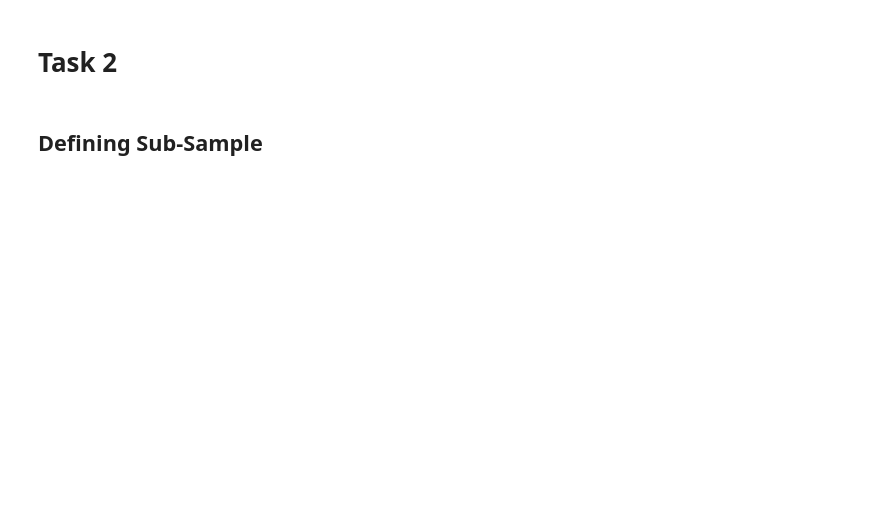
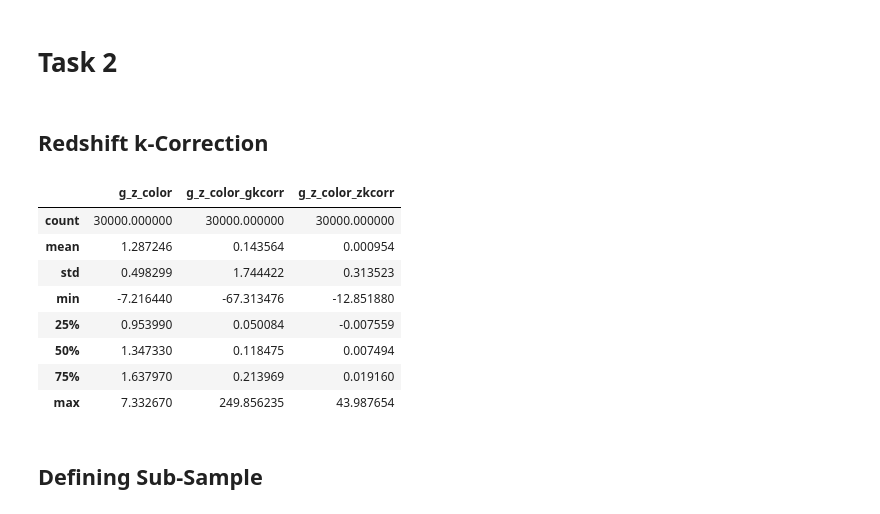
Before and after one commit to NicoGalvarino/AGN_Tutorials_Git, a Jupyter notebook: AGN_Final_Project/class_emission_galaxies.ipynb, the cells around one changed output. Cells and saved outputs as stored; diff of their text form; code cells hidden in the pictures; blank space fills up the shorter version.

```diff
--- a/AGN_Final_Project/class_emission_galaxies.ipynb
+++ b/AGN_Final_Project/class_emission_galaxies.ipynb
@@ -294,0 +304,2 @@ plt.show()
+# %% [markdown]
+## Redshift k-Correction
@@ -295,3 +311,15 @@ plt.show()
+# %%
+galaxies[['g_z_color', 'g_z_color_gkcorr', 'g_z_color_zkcorr']].describe()
+# %% [output]
+|  | g_z_color | g_z_color_gkcorr | g_z_color_zkcorr |
+| count | 30000.000000 | 30000.000000 | 30000.000000 |
+| mean | 1.287246 | 0.143564 | 0.000954 |
+| std | 0.498299 | 1.744422 | 0.313523 |
+| min | -7.216440 | -67.313476 | -12.851880 |
+| 25% | 0.953990 | 0.050084 | -0.007559 |
+| 50% | 1.347330 | 0.118475 | 0.007494 |
+| 75% | 1.637970 | 0.213969 | 0.019160 |
+| max | 7.332670 | 249.856235 | 43.987654 |
 # %% [markdown]
 ## Defining Sub-Sample
 # %%
```
Also changed, not shown: parts of 28 cells of this notebook, 20 other files.
